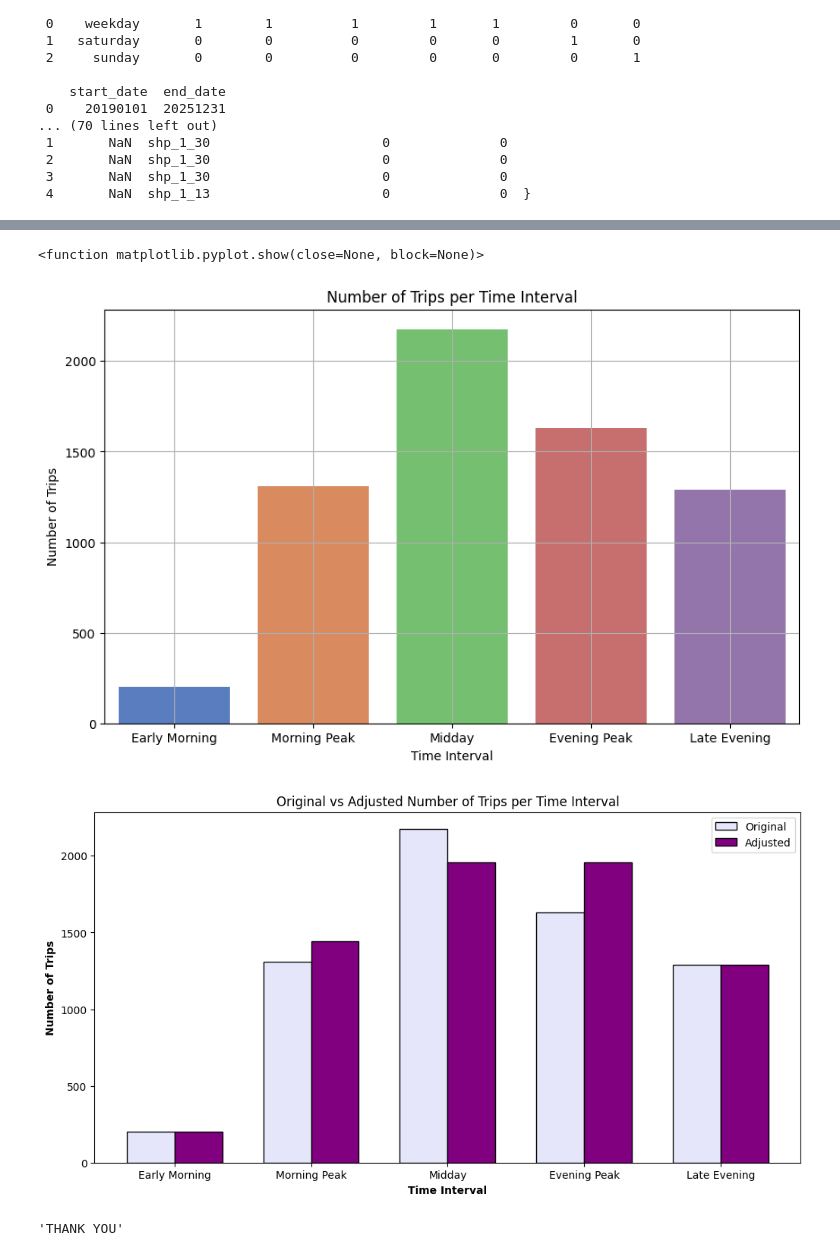
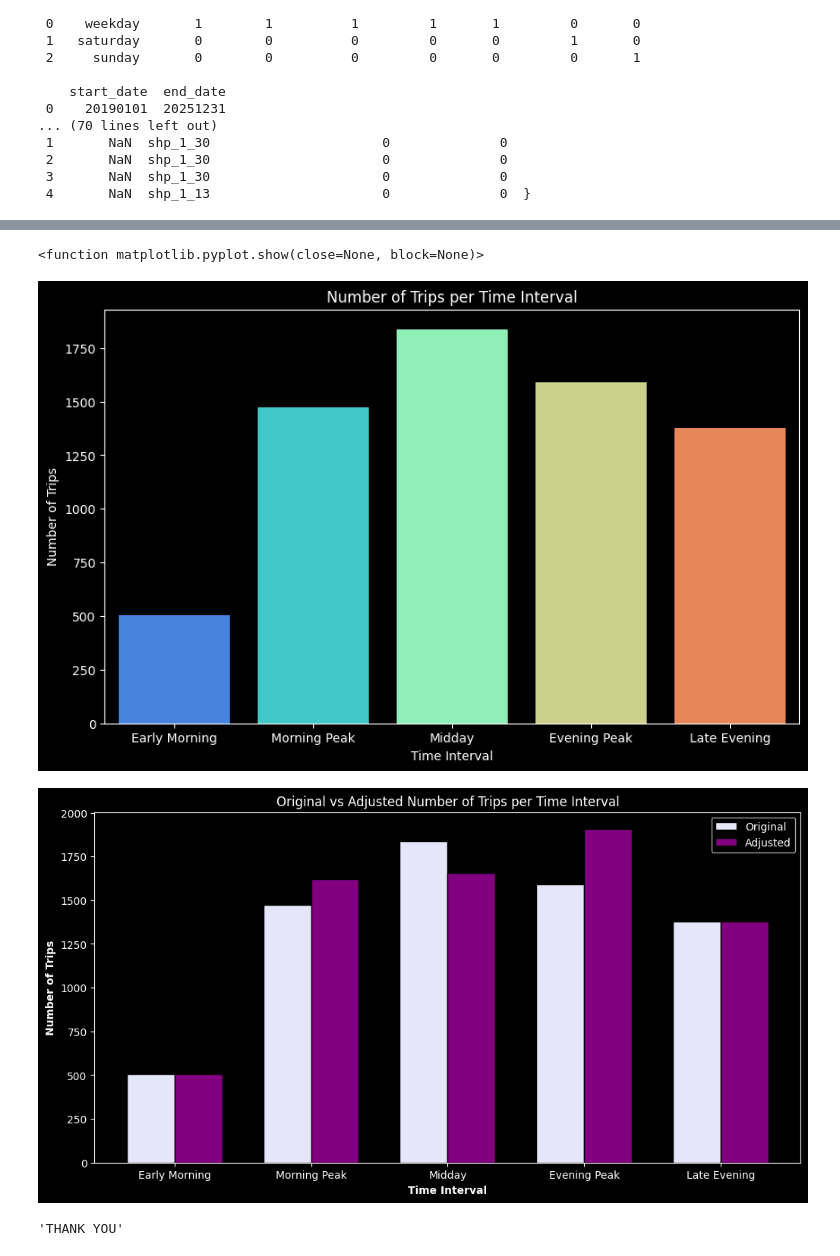
Before and after one commit to ayushhh31/Delhi-Metro-Optimization, a Jupyter notebook: Delhi Metro Optimization.ipynb, the cells around one changed output, grey strips where cells are left out. Saved outputs shown, nothing was run; the diff lists cells and outputs as text; code cells hidden in the pictures.

```diff
--- a/Delhi Metro Optimization.ipynb
+++ b/Delhi Metro Optimization.ipynb
@@ -93,12 +91,12 @@ stop_route_counts = stop_route_counts.rename(columns={'route_id': 'number_of_rou
 stop_route_counts = pd.merge(stop_route_counts, stops, on='stop_id')
 
 # plot the number of routes per stop
+plt.style.use('dark_background')
 plt.figure(figsize=(10, 10))
-sns.scatterplot(x='stop_lon', y='stop_lat', size='number_of_routes', hue='number_of_routes', sizes=(40, 200), palette='muted', data=stop_route_counts)
+sns.scatterplot(x='stop_lon', y='stop_lat', size='number_of_routes', hue='number_of_routes', sizes=(40, 200), palette='rainbow', data=stop_route_counts)
 plt.title('Number of Routes per Metro Stop')
 plt.xlabel('Longitude')
 plt.ylabel('Latitude')
 plt.legend(title='Total Routes per stop')
-plt.grid(True)
 plt.show()
 # %% [output]
@@ -164,40 +161,39 @@ See the caveats in the documentation: https://pandas.pydata.org/pandas-docs/stab
 # %%
 # define time intervals for classification
 def classify_time_interval(time):
-    if time < dt.time(6, 0):
+    if time < dt.time(7, 0):
         return 'Early Morning'
-    elif time < dt.time(10, 6):
+    elif time < dt.time(11, 0):
         return 'Morning Peak'
-    elif time < dt.time(16, 10):
+    elif time < dt.time(16, 0):
         return 'Midday'
-    elif time < dt.time(20, 16):
+    elif time < dt.time(20, 0):
         return 'Evening Peak'
     else:
         return 'Late Evening'
 
 # apply time interval classification
 stop_times['time_interval'] = stop_times['arrival_time_dt'].apply(classify_time_interval)
 
 # count the number of trips per time interval
 trips_per_interval = stop_times.groupby('time_interval')['trip_id'].nunique().reset_index()
 trips_per_interval = trips_per_interval.rename(columns={'trip_id': 'number_of_trips'})
 
 # sorting the dataframe
 ordered_intervals = ['Early Morning', 'Morning Peak', 'Midday', 'Evening Peak', 'Late Evening']
 trips_per_interval['time_interval'] = pd.Categorical(trips_per_interval['time_interval'], categories=ordered_intervals, ordered=True)
 trips_per_interval = trips_per_interval.sort_values('time_interval')
 
 # plotting the number of trips per time interval
 plt.figure(figsize=(10, 6))
-sns.barplot(x='time_interval', y='number_of_trips', hue='time_interval', data=trips_per_interval, palette='muted')
+sns.barplot(x='time_interval', y='number_of_trips', hue='time_interval', data=trips_per_interval, palette='rainbow')
 plt.title('Number of Trips per Time Interval')
 plt.xlabel('Time Interval')
 plt.ylabel('Number of Trips')
-plt.grid(True)
 plt.show
 # %% [output]
 <function matplotlib.pyplot.show(close=None, block=None)>
-[figure, old version]
+[figure, new version]
 # %%
 # adjusting frequencies based on hypothetical scenario
 adjusted_trips_per_interval = trips_per_interval.copy()
@@ -209,22 +205,17 @@ adjusted_trips_per_interval['adjusted_number_of_trips'] = adjusted_trips_per_int
 
 # plotting original vs adjusted number of trips per time interval
 plt.figure(figsize=(12, 6))
-bar_width = 0.35
-r1 = range(len(adjusted_trips_per_interval))
-r2 = [x + bar_width for x in r1]
-
-plt.bar(r1, adjusted_trips_per_interval['number_of_trips'], color='lavender', width=bar_width, edgecolor='black', label='Original')
-plt.bar(r2, adjusted_trips_per_interval['adjusted_number_of_trips'], color='purple', width=bar_width, edgecolor='black', label='Adjusted')
+plt.bar(r1, adjusted_trips_per_interval['number_of_trips'], color='lavender', width=.35, edgecolor='black', label='Original')
+plt.bar(r2, adjusted_trips_per_interval['adjusted_number_of_trips'], color='purple', width=.35, edgecolor='black', label='Adjusted')
 
 plt.xlabel('Time Interval', fontweight='bold')
 plt.ylabel('Number of Trips', fontweight='bold')
 plt.xticks([r + bar_width/2 for r in range(len(adjusted_trips_per_interval))], adjusted_trips_per_interval['time_interval'])
 plt.title('Original vs Adjusted Number of Trips per Time Interval')
 plt.legend()
-
 plt.show()
 # %% [output]
-[figure, old version]
+[figure, new version]
 # %%
 'THANK YOU'
 # %% [output]
```
Also changed, not shown: parts of 5 cells of this notebook.
